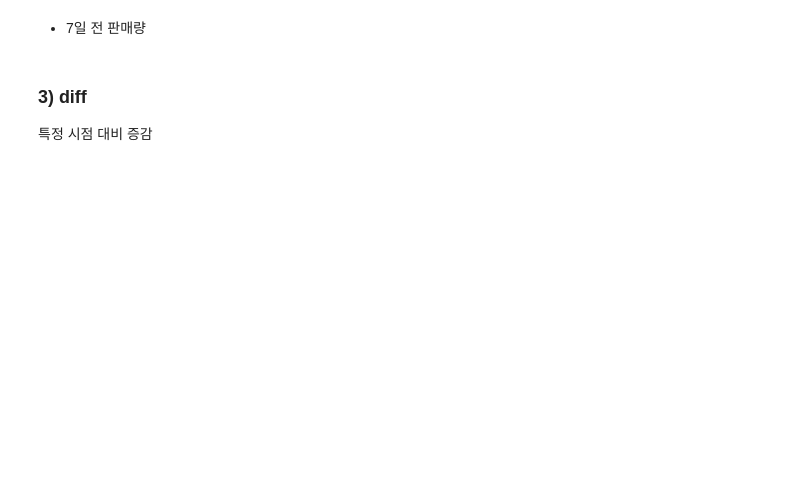
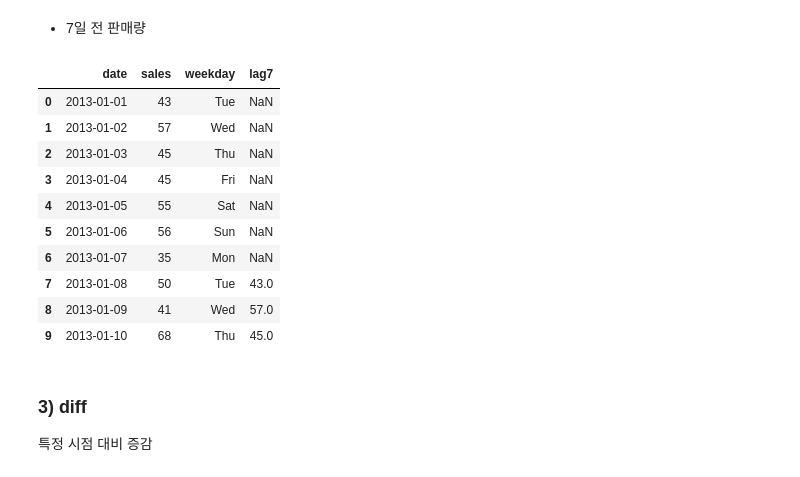
Before and after one commit to daehyun0411/KT-AIVLE, a Jupyter notebook: 05_데이터 처리/04_데이터_전처리_추가.ipynb, the cells around one changed output. Saved outputs shown, nothing was run; the diff lists cells and outputs as text; code cells hidden in the pictures; blank space fills up the shorter version.

Commit message:
Data Processing day2

```diff
--- a/05_데이터 처리/04_데이터_전처리_추가.ipynb
+++ b/05_데이터 처리/04_데이터_전처리_추가.ipynb
@@ -262,8 +321,20 @@ temp.head()
 # %% [markdown]
 * 7일 전 판매량
 # %%
-data['lag7'] = data['y'].shift(7)
+data['lag7'] = data['sales'].shift(7)
 data.head(10)
+# %% [output]
+|  | date | sales | weekday | lag7 |
+| 0 | 2013-01-01 | 43 | Tue | NaN |
+| 1 | 2013-01-02 | 57 | Wed | NaN |
+| 2 | 2013-01-03 | 45 | Thu | NaN |
+| 3 | 2013-01-04 | 45 | Fri | NaN |
+| 4 | 2013-01-05 | 55 | Sat | NaN |
+| 5 | 2013-01-06 | 56 | Sun | NaN |
+| 6 | 2013-01-07 | 35 | Mon | NaN |
+| 7 | 2013-01-08 | 50 | Tue | 43.0 |
+| 8 | 2013-01-09 | 41 | Wed | 57.0 |
+| 9 | 2013-01-10 | 68 | Thu | 45.0 |
 # %% [markdown]
 ### 3) diff
 특정 시점 대비 증감
```
Also changed, not shown: parts of 9 cells of this notebook, 1 other file.
